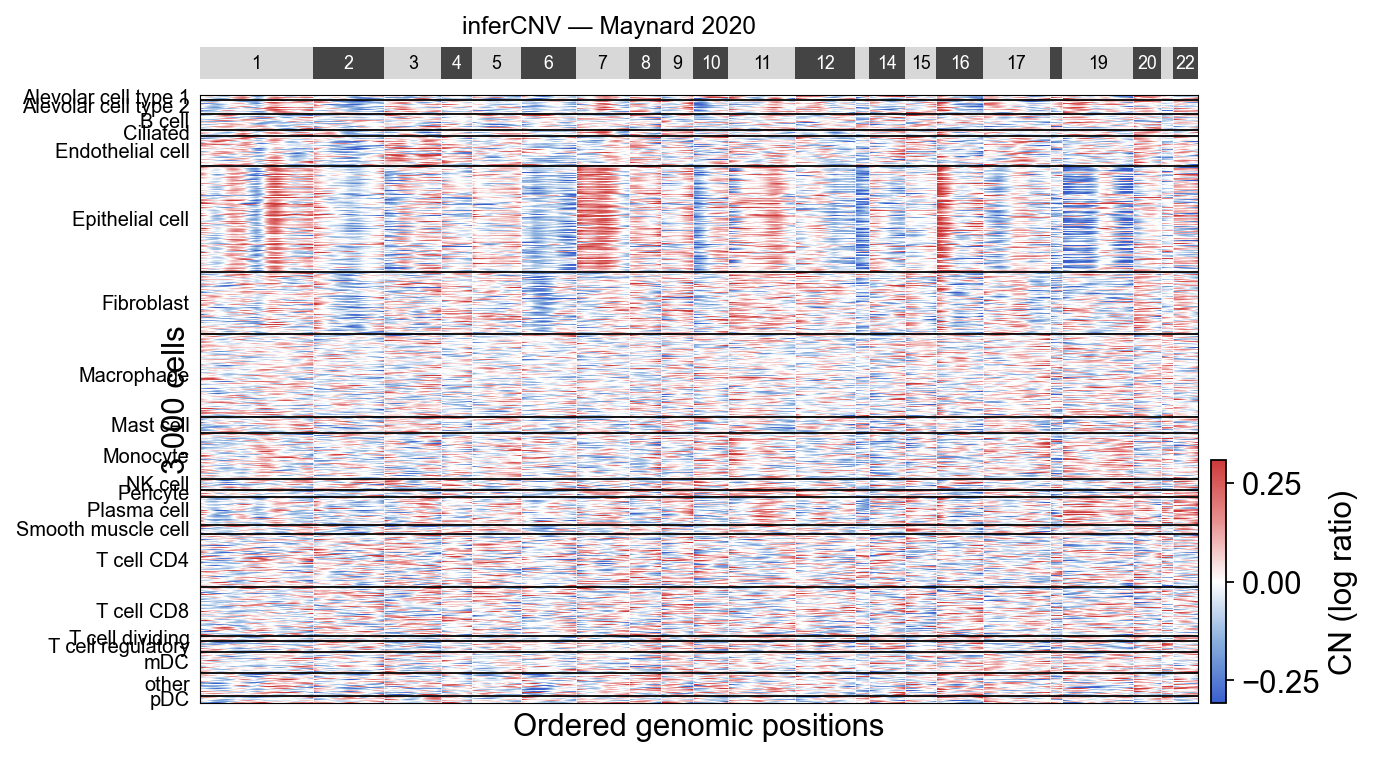
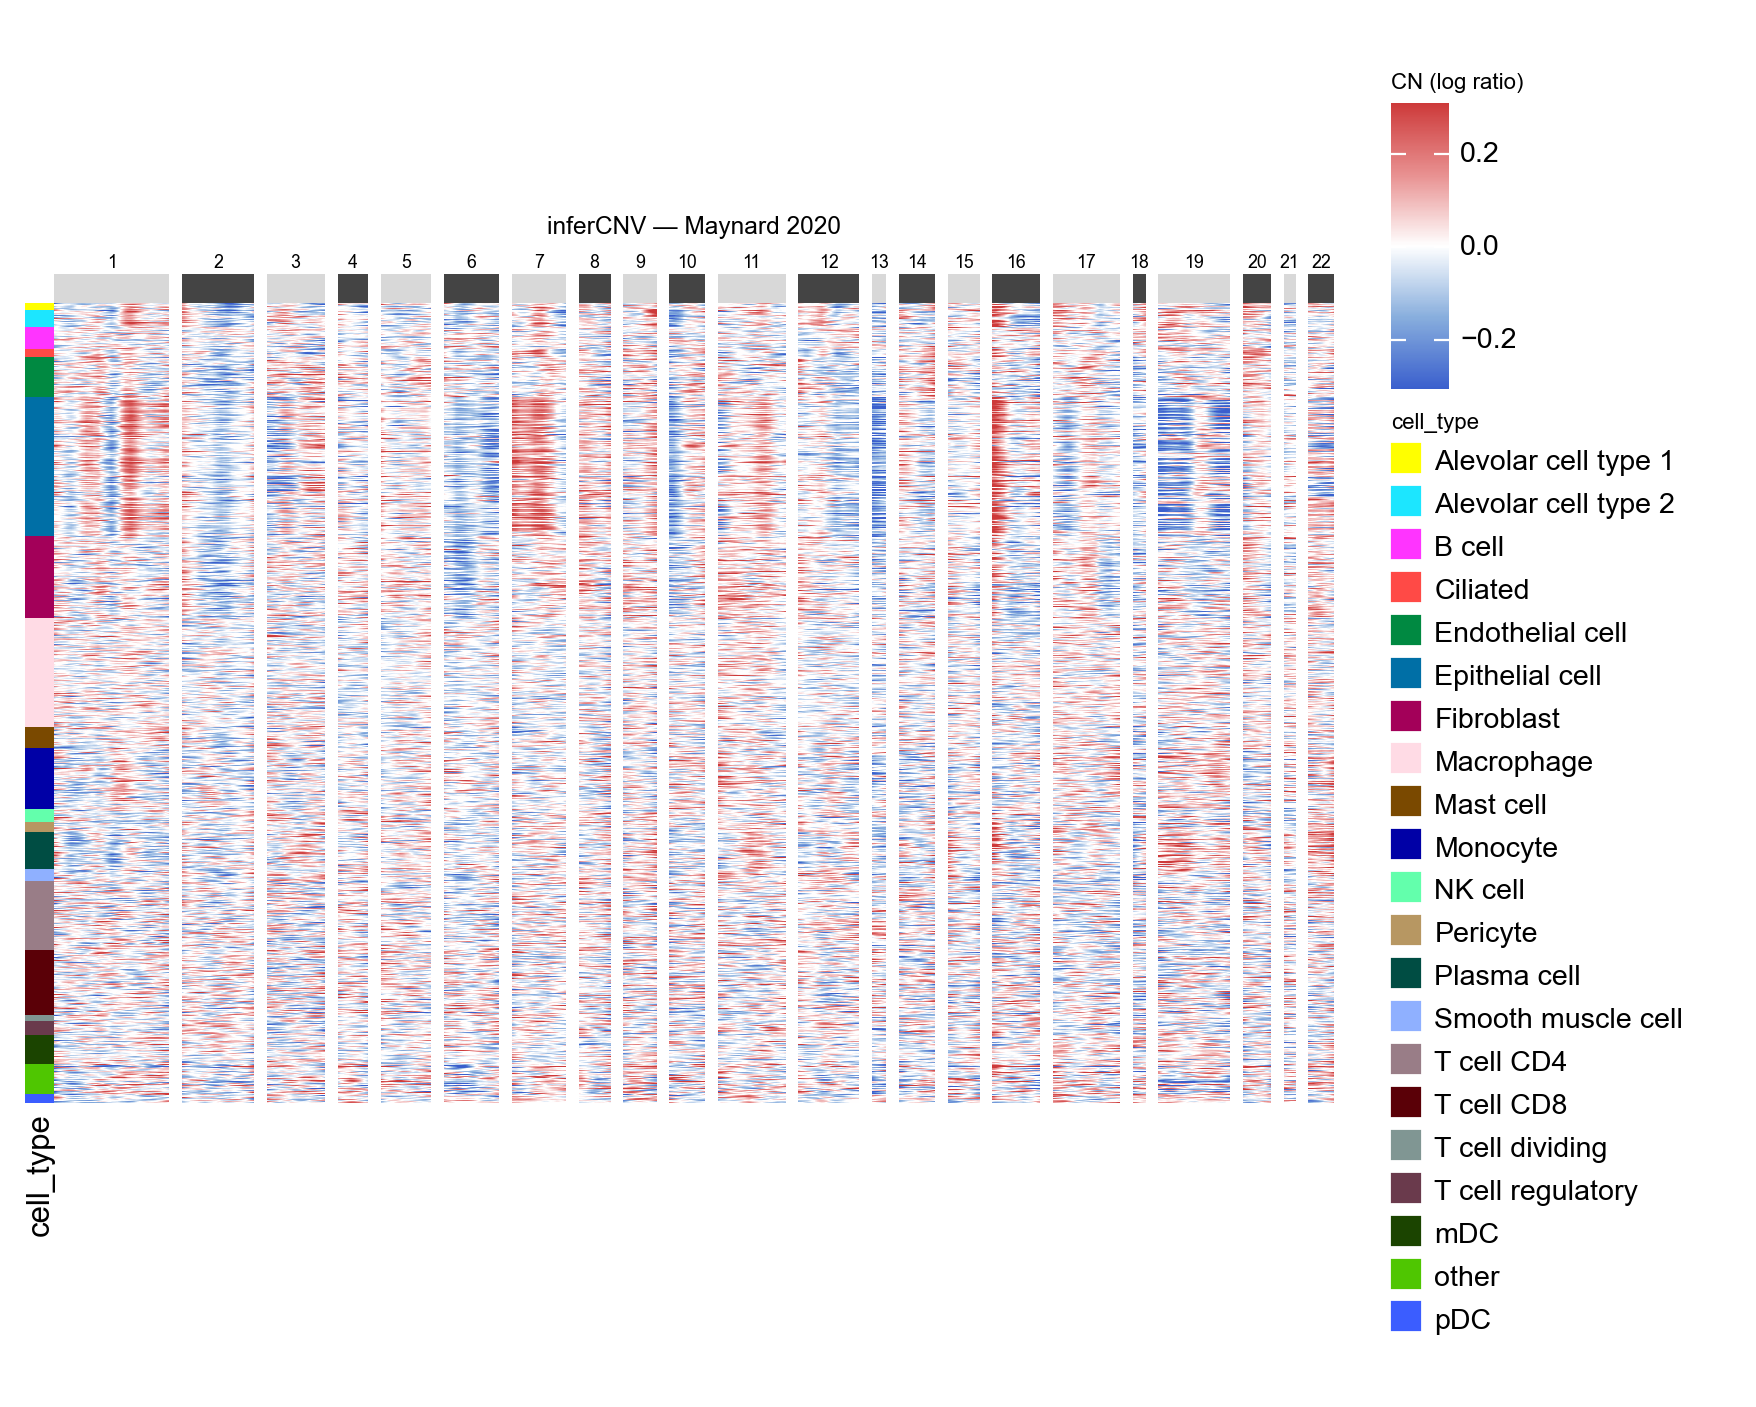
The change to this notebook cell's code, shown as a diff; its figure went from the first image to the second:
--- before
+++ after
@@ -1,2 +1,2 @@
-ov.pl.cnv_heatmap(adata, groupby='cell_type',
+ov.pl.cnv_heatmap(adata, groupby=['cell_type'],
                   figsize=(8, 5), title='inferCNV — Maynard 2020')

Commit: docs(cnv): re-render with marsilea heatmap + multi-strip annotations